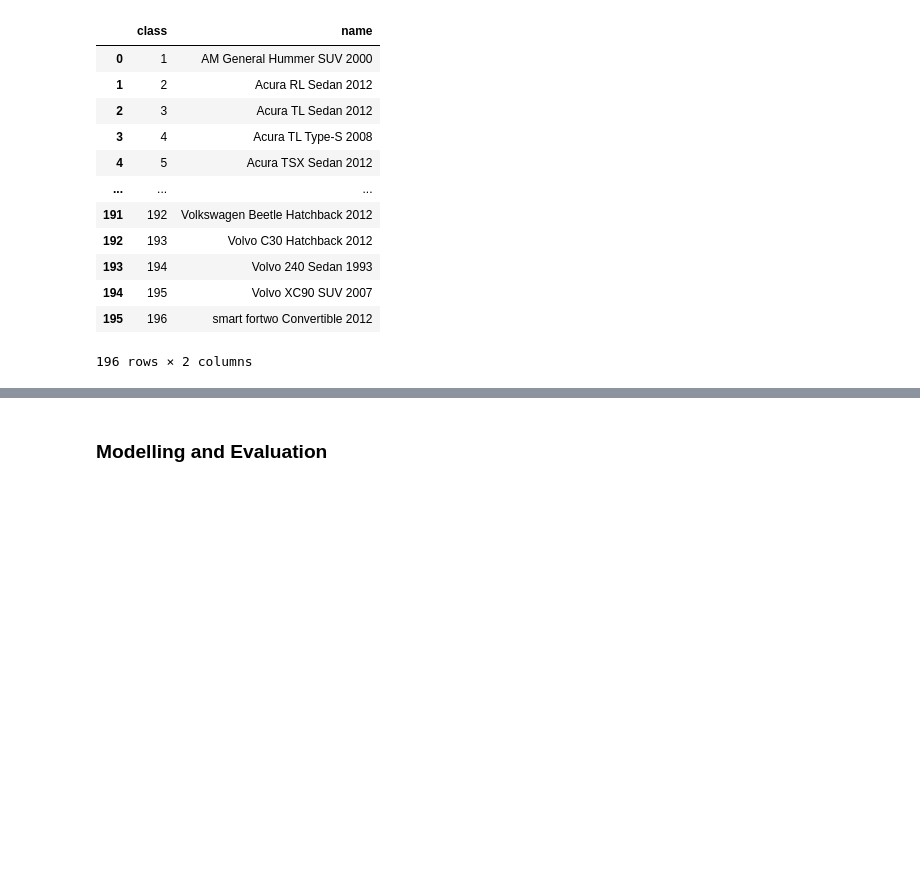
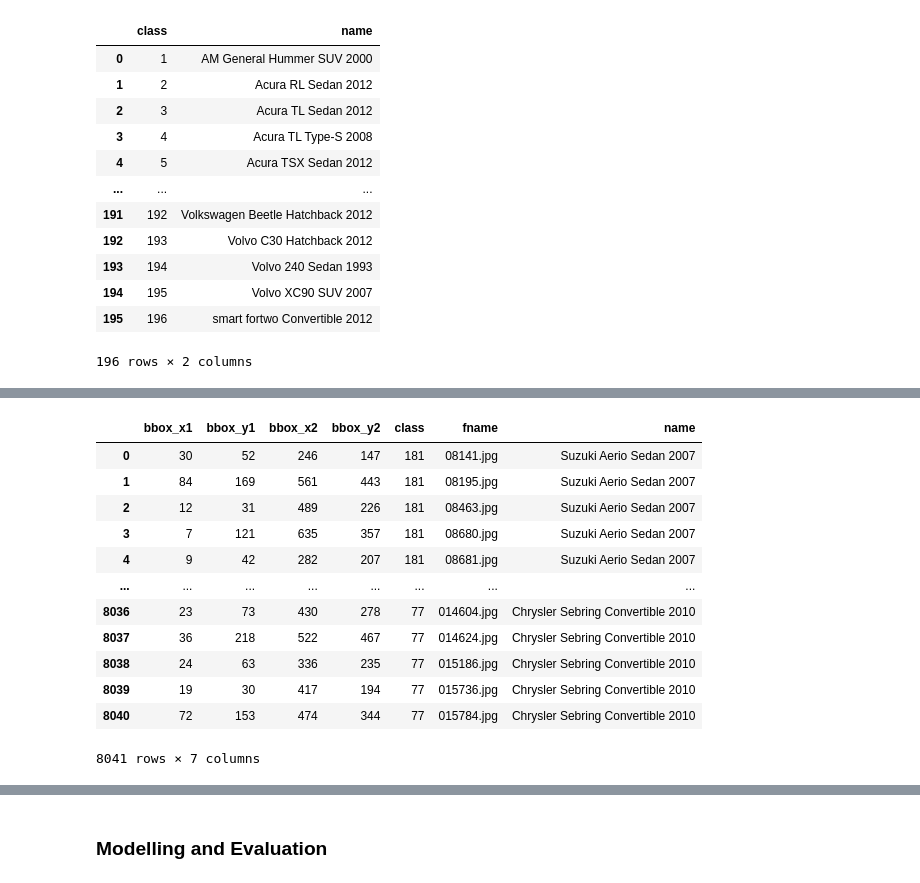
Before and after one commit to osama-sidahmed/stanford_cars_computer_vision, a Jupyter notebook: stanford_cars_CNN.ipynb, the cells around one changed output, grey strips where cells are left out. Drawn from its saved outputs; the diff is of its cells as text; code cells hidden in the pictures; blank space fills up the shorter version.

```diff
--- a/stanford_cars_CNN.ipynb
+++ b/stanford_cars_CNN.ipynb
@@ -187,0 +336,16 @@ df_classes
+# %%
+df_test_info
+# %% [output]
+|  | bbox_x1 | bbox_y1 | bbox_x2 | bbox_y2 | class | fname | name |
+| 0 | 30 | 52 | 246 | 147 | 181 | 08141.jpg | Suzuki Aerio Sedan 2007 |
+| 1 | 84 | 169 | 561 | 443 | 181 | 08195.jpg | Suzuki Aerio Sedan 2007 |
+| 2 | 12 | 31 | 489 | 226 | 181 | 08463.jpg | Suzuki Aerio Sedan 2007 |
+| 3 | 7 | 121 | 635 | 357 | 181 | 08680.jpg | Suzuki Aerio Sedan 2007 |
+| 4 | 9 | 42 | 282 | 207 | 181 | 08681.jpg | Suzuki Aerio Sedan 2007 |
+| ... | ... | ... | ... | ... | ... | ... | ... |
+| 8036 | 23 | 73 | 430 | 278 | 77 | 014604.jpg | Chrysler Sebring Convertible 2010 |
+| 8037 | 36 | 218 | 522 | 467 | 77 | 014624.jpg | Chrysler Sebring Convertible 2010 |
+| 8038 | 24 | 63 | 336 | 235 | 77 | 015186.jpg | Chrysler Sebring Convertible 2010 |
+| 8039 | 19 | 30 | 417 | 194 | 77 | 015736.jpg | Chrysler Sebring Convertible 2010 |
+| 8040 | 72 | 153 | 474 | 344 | 77 | 015784.jpg | Chrysler Sebring Convertible 2010 |
+8041 rows × 7 columns
```
Also changed, not shown: parts of 55 cells of this notebook, 1 other file.
